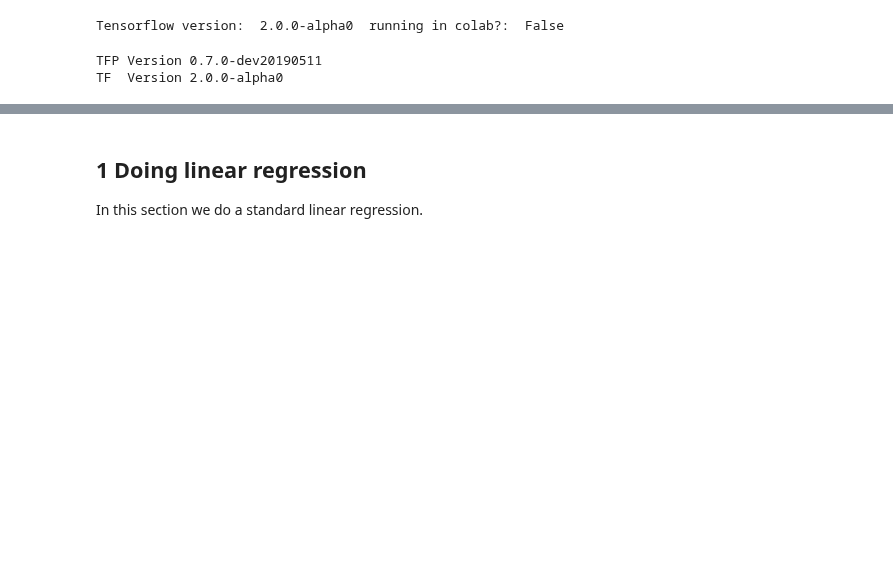
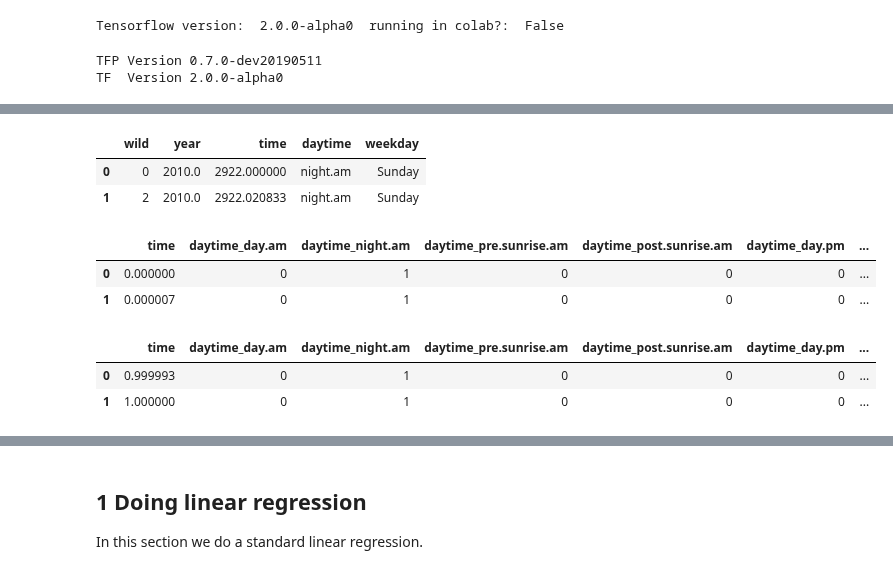
Before and after one commit to tensorchiefs/dl_book, a Jupyter notebook: chapter_05/exp_deer.ipynb, the cells around one changed output, grey strips where cells are left out. Saved outputs shown, nothing was run; the diff lists cells and outputs as text; code cells hidden in the pictures; blank space fills up the shorter version.

```diff
--- a/chapter_05/exp_deer.ipynb
+++ b/chapter_05/exp_deer.ipynb
@@ -109,0 +85,29 @@ We use some traditional count data from: https://stats.idre.ucla.edu/r/dae/zip/.
+# %%
+import pandas as pd
+import numpy as np
+df_train = feather.read_dataframe('deer_train.feather')
+df_test = feather.read_dataframe('deer_test.feather')
+df_test[0:2]
+# %% [output]
+|  | wild | year | time | daytime | weekday |
+| 0 | 0 | 2010.0 | 2922.000000 | night.am | Sunday |
+| 1 | 2 | 2010.0 | 2922.020833 | night.am | Sunday |
+# %%
+y_tr = df_train.iloc[:,0].to_numpy(dtype='float32')
+y_te = df_test.iloc[:,0].to_numpy(dtype='float32')
+X_tr = pd.get_dummies(df_train.iloc[:,2:]) #We don't need the year
+X_te = pd.get_dummies(df_test.iloc[:,2:])
+X_tr.iloc[:,0] = X_tr.iloc[:,0]/2922.02    #We divide by the maximal number to something in the range 0 to 1
+X_te.iloc[:,0] = X_te.iloc[:,0]/2922.02
+# %%
+X_tr[0:2]
+# %% [output]
+|  | time | daytime_day.am | daytime_night.am | daytime_pre.sunrise.am | daytime_post.sunrise.am | daytime_day.pm | ... |
+| 0 | 0.000000 | 0 | 1 | 0 | 0 | 0 | ... |
+| 1 | 0.000007 | 0 | 1 | 0 | 0 | 0 | ... |
+# %%
+X_te[0:2]
+# %% [output]
+|  | time | daytime_day.am | daytime_night.am | daytime_pre.sunrise.am | daytime_post.sunrise.am | daytime_day.pm | ... |
+| 0 | 0.999993 | 0 | 1 | 0 | 0 | 0 | ... |
+| 1 | 1.000000 | 0 | 1 | 0 | 0 | 0 | ... |
```
Also changed, not shown: parts of 37 cells of this notebook.
